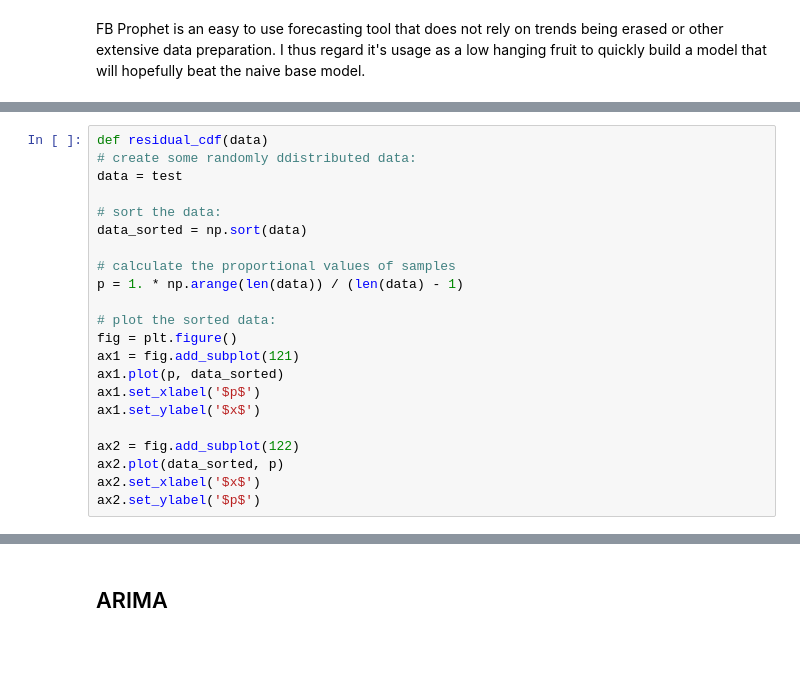
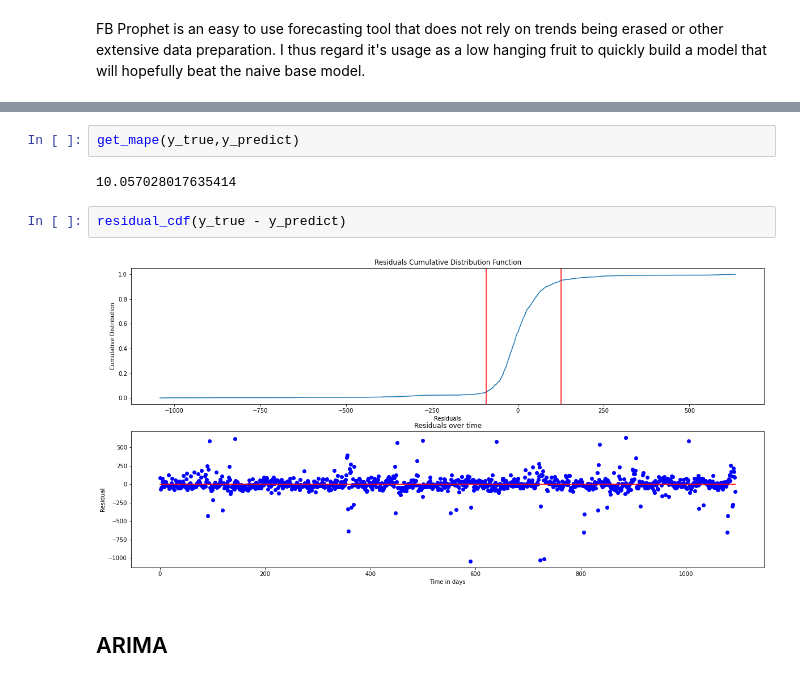
Before and after one commit to captaincurry94/capstone, a Jupyter notebook: predictive_models.ipynb, the cells around one changed output, grey strips where cells are left out. Cells and saved outputs as stored; diff of their text form; blank space fills up the shorter version.

```diff
--- a/predictive_models.ipynb
+++ b/predictive_models.ipynb
@@ -224,22 +285,0 @@ test = pd.Series(test)
-# %%
-def residual_cdf(data)
-# create some randomly ddistributed data:
-data = test
-
-# sort the data:
-data_sorted = np.sort(data)
-
-# calculate the proportional values of samples
-p = 1. * np.arange(len(data)) / (len(data) - 1)
-
-# plot the sorted data:
-fig = plt.figure()
-ax1 = fig.add_subplot(121)
-ax1.plot(p, data_sorted)
-ax1.set_xlabel('$p$')
-ax1.set_ylabel('$x$')
-
-ax2 = fig.add_subplot(122)
-ax2.plot(data_sorted, p)
-ax2.set_xlabel('$x$')
-ax2.set_ylabel('$p$')
@@ -249,3 +286,11 @@ Text(0, 0.5, '$p$')
+# %%
+get_mape(y_true,y_predict)
+# %% [output]
+10.057028017635414
+# %%
+residual_cdf(y_true - y_predict)
+# %% [output]
+[figure, added]
 # %% [markdown]
 ## ARIMA
 # %% [markdown]
```
Also changed, not shown: parts of 13 cells of this notebook.
